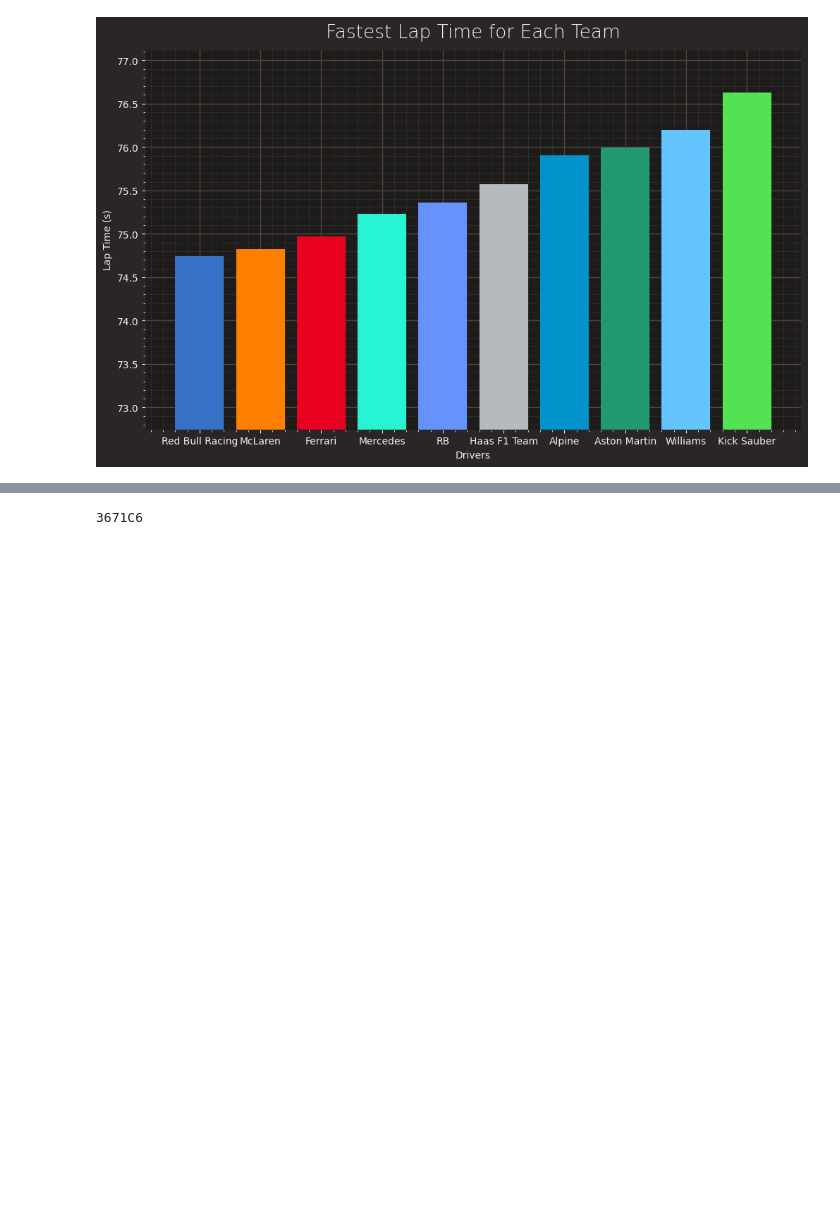
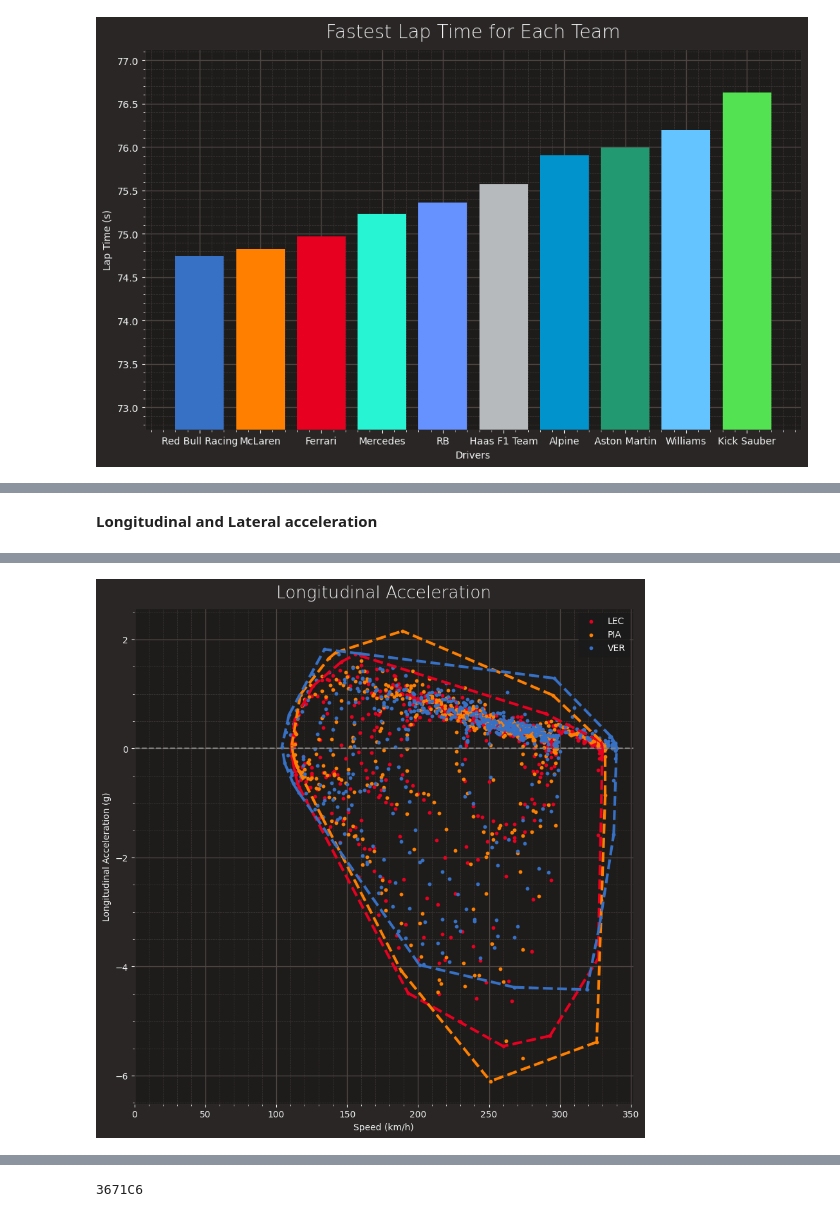
Before and after one commit to luk3luca/f1DataAnalysis, a Jupyter notebook: test.ipynb, the cells around one changed output, grey strips where cells are left out. Cells and saved outputs as stored; diff of their text form; code cells hidden in the pictures; blank space fills up the shorter version.

```diff
--- a/test.ipynb
+++ b/test.ipynb
@@ -276,0 +288,2 @@ session.laps.pick_driver(driver)
+# %% [markdown]
+<b>Longitudinal and Lateral acceleration</b>
@@ -276,0 +424,45 @@ session.laps.pick_driver(driver)
+# %%
+# Longitudinal acceleration
+from scipy.spatial import ConvexHull
+
+fig, ax = plt.subplots(figsize=(10, 10))
+
+indices = [3, 1, 0]
+#indices = [2, 1, 0]
+
+for index in indices:
+    d = drivers_fastest_laps[index]
+    # Telemetry of the driver
+    telemetry_d = d.get_telemetry()
+    lon_acc, lat_acc = compute_accelerations(telemetry_d)
+
+    driver_color = '#' + results.loc[results['Abbreviation'] == d.Driver, 'TeamColor'].iloc[0]
+
+    # Print values
+    ax.scatter(telemetry_d['Speed'],
+               lon_acc,
+               color=driver_color,
+               s=10,
+               label=d.Driver)
+
+    points = np.column_stack((telemetry_d['Speed'], lon_acc))
+
+    # Compute the convex hull
+    hull = ConvexHull(points)
+
+    # Plot the convex hull
+    for simplex in hull.simplices:
+        ax.plot(points[simplex, 0], points[simplex, 1], color=driver_color, linestyle='--', linewidth = 3)
+
+
+ax.axhline(y=0, color='grey', linestyle='--')
+
+ax.set_xlabel('Speed (km/h)')
+ax.set_ylabel('Longitudinal Acceleration (g)')
+ax.set_title('Longitudinal Acceleration')
+ax.set_xlim(0, None)
+
+ax.legend()
+
+plt.show()
+# %% [output]
@@ -276,0 +478 @@ session.laps.pick_driver(driver)
+[figure, added]
```
Also changed, not shown: parts of 17 cells of this notebook, 1 other file.
